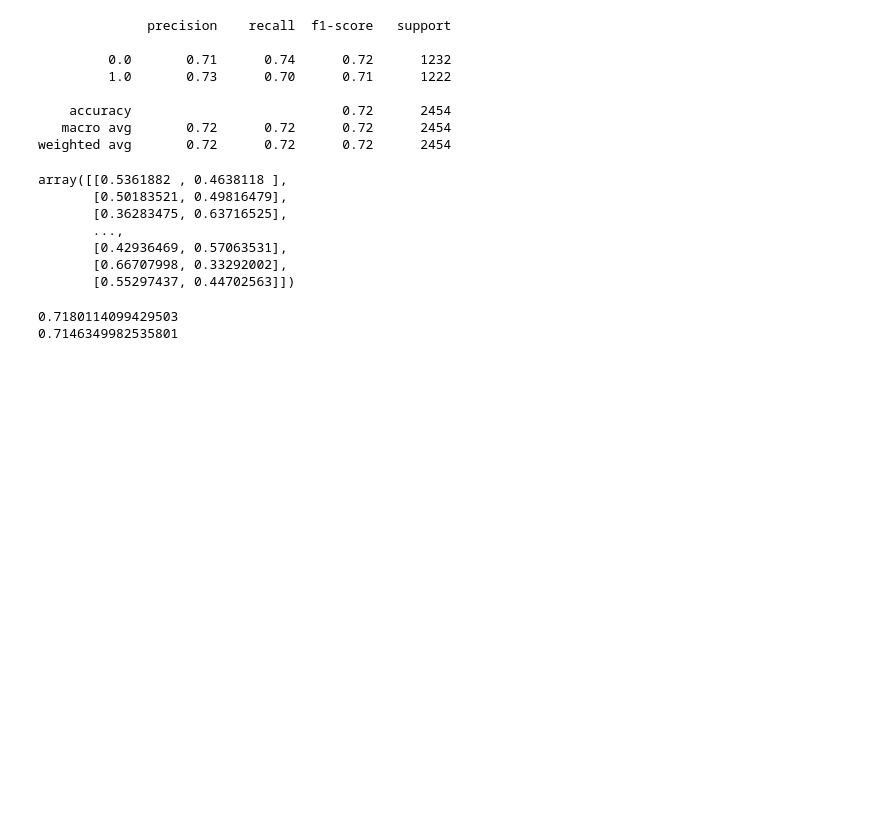
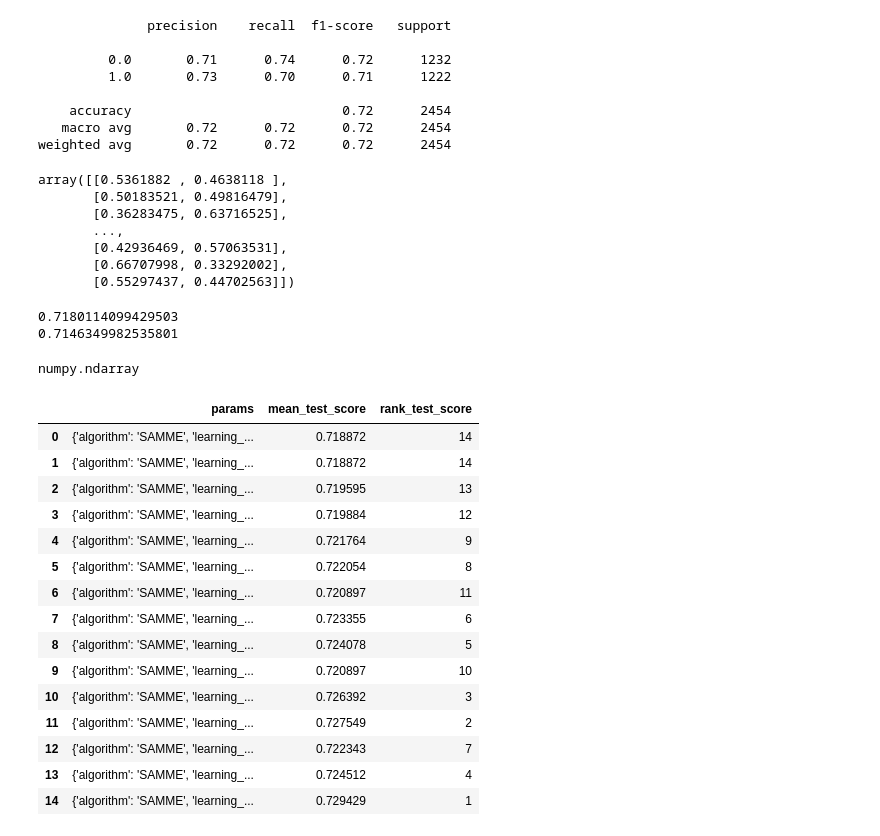
Before and after one commit to minzy213/skkukdt_minzy, a Jupyter notebook: diamond/high_diamond_ranked_10min.ipynb, the cells around one changed output. Saved outputs shown, nothing was run; the diff lists cells and outputs as text; code cells hidden in the pictures; blank space fills up the shorter version.

```diff
--- a/diamond/high_diamond_ranked_10min.ipynb
+++ b/diamond/high_diamond_ranked_10min.ipynb
@@ -521,3 +489,58 @@ print(ada.score(x_train, y_train))
 # %% [output]
 0.7180114099429503
 0.7146349982535801
+# %%
+type(digits_pca)
+# %% [output]
+numpy.ndarray
+# %%
+from sklearn.model_selection import train_test_split
+from sklearn.preprocessing import StandardScaler
+from sklearn.decomposition import PCA
+
+y_data = diamond['blueWins']
+x_data = diamond.drop('blueWins', axis = 1)
+
+# 자르기
+x_train, x_test, y_train, y_test = train_test_split(x_data, y_data, random_state = 55, test_size = 0.3)
+# n_components : 몇차원으로 줄일지. 몇개의 중요한 feature를 남길건지.
+pca = PCA(n_components = 5)
+train_pca = pd.DataFrame(pca.fit_transform(x_train))
+test_pca = pd.DataFrame(pca.transform(x_test))
+
+#scale
+scaler = StandardScaler()
+scaler.fit(train_pca)
+# train, test 각각 transform
+train_scale = pd.DataFrame(scaler.transform(train_pca))
+test_scale = pd.DataFrame(scaler.transform(test_pca))
+# %%
+from sklearn.ensemble import AdaBoostClassifier
+from sklearn.model_selection import GridSearchCV
+
+model = AdaBoostClassifier()
+
+# algorithm='SAMME', learning_rate=0.2, n_estimators=30
+ada_param_grid = {"n_estimators" :[10, 20, 30],
+                  "algorithm" : ["SAMME"],
+              "learning_rate":  [0.01, 0.05, 0.1, 0.15, 0.2]}
+adagrid = GridSearchCV(model, param_grid = ada_param_grid, cv=3, refit = True ,  scoring='accuracy')
+adagrid.fit(x_train[x_train.columns], y_train)
+pd.DataFrame(adagrid.cv_results_)[['params', 'mean_test_score', 'rank_test_score']]
+# %% [output]
+|  | params | mean_test_score | rank_test_score |
+| 0 | {'algorithm': 'SAMME', 'learning_... | 0.718872 | 14 |
+| 1 | {'algorithm': 'SAMME', 'learning_... | 0.718872 | 14 |
+| 2 | {'algorithm': 'SAMME', 'learning_... | 0.719595 | 13 |
+| 3 | {'algorithm': 'SAMME', 'learning_... | 0.719884 | 12 |
+| 4 | {'algorithm': 'SAMME', 'learning_... | 0.721764 | 9 |
+| 5 | {'algorithm': 'SAMME', 'learning_... | 0.722054 | 8 |
+| 6 | {'algorithm': 'SAMME', 'learning_... | 0.720897 | 11 |
+| 7 | {'algorithm': 'SAMME', 'learning_... | 0.723355 | 6 |
+| 8 | {'algorithm': 'SAMME', 'learning_... | 0.724078 | 5 |
+| 9 | {'algorithm': 'SAMME', 'learning_... | 0.720897 | 10 |
+| 10 | {'algorithm': 'SAMME', 'learning_... | 0.726392 | 3 |
+| 11 | {'algorithm': 'SAMME', 'learning_... | 0.727549 | 2 |
+| 12 | {'algorithm': 'SAMME', 'learning_... | 0.722343 | 7 |
+| 13 | {'algorithm': 'SAMME', 'learning_... | 0.724512 | 4 |
+| 14 | {'algorithm': 'SAMME', 'learning_... | 0.729429 | 1 |
```
Also changed, not shown: parts of 15 cells of this notebook, 1 other file.
